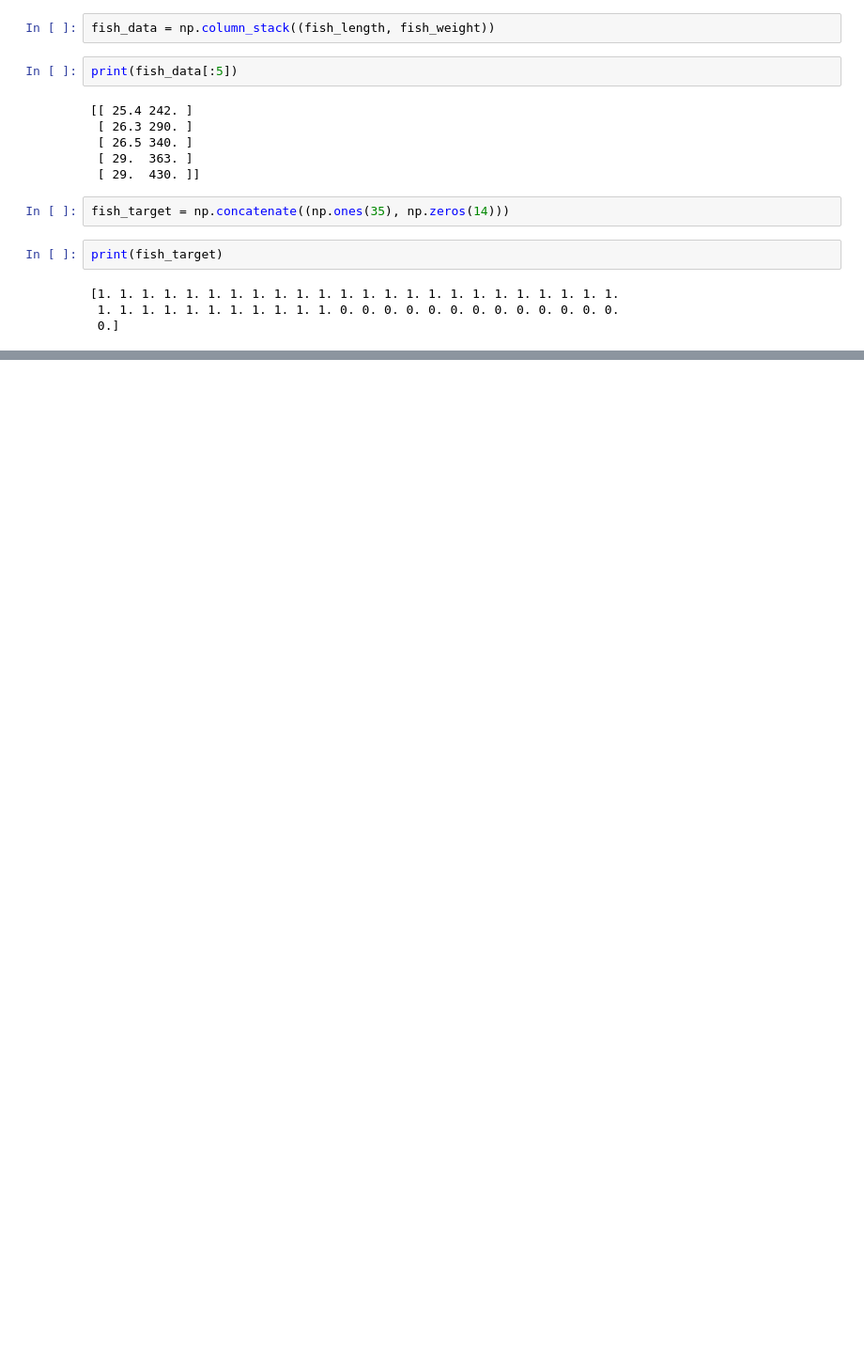
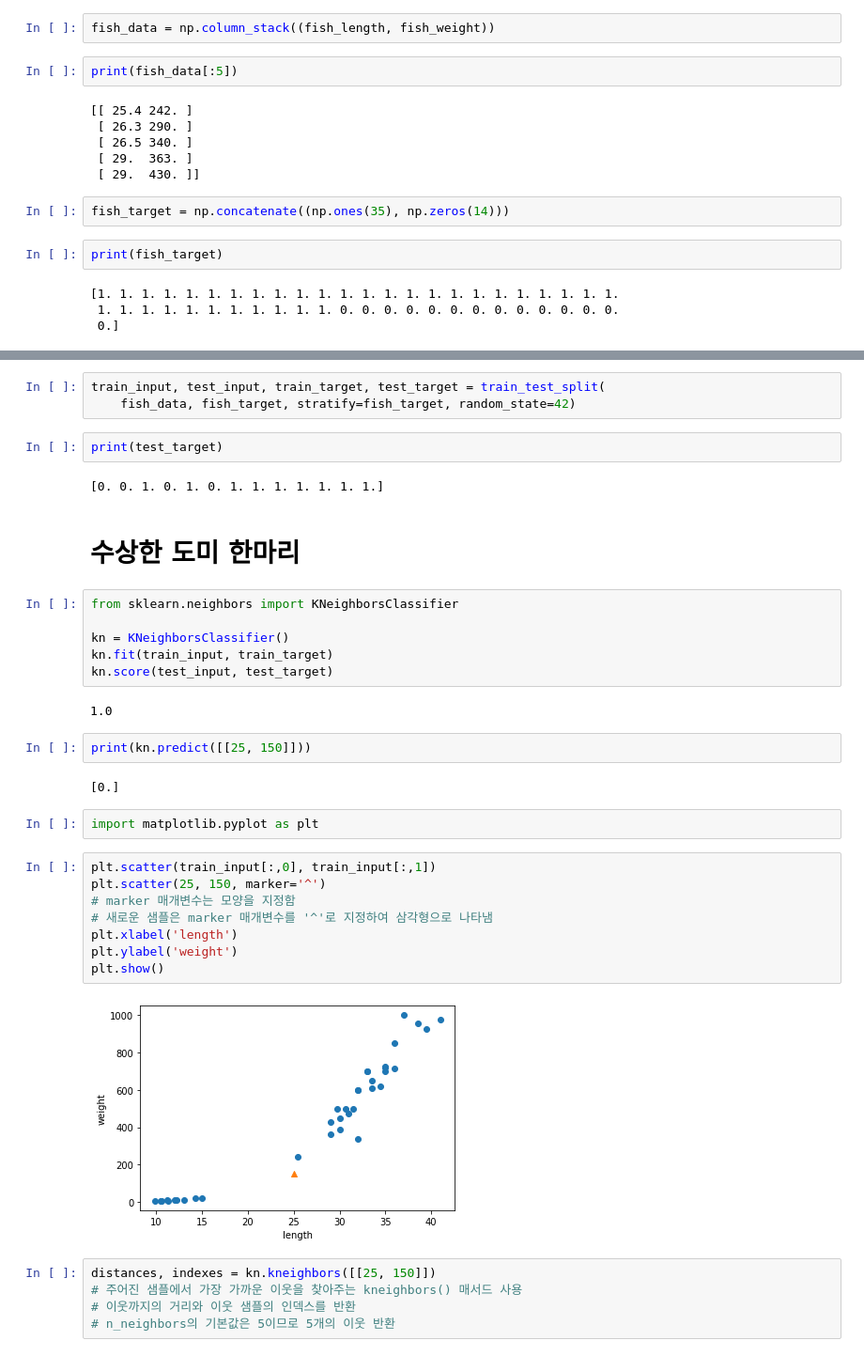
Before and after one commit to JaeSeung-Park/ML, a Jupyter notebook: 데이터_전처리.ipynb, the cells around one changed output, grey strips where cells are left out. Shown: that part at 94% size. Saved outputs shown, nothing was run; the diff lists cells and outputs as text; blank space fills up the shorter version.

```diff
--- a/데이터_전처리.ipynb
+++ b/데이터_전처리.ipynb
@@ -35,0 +64,38 @@ print(fish_target)
+# %%
+train_input, test_input, train_target, test_target = train_test_split(
+    fish_data, fish_target, stratify=fish_target, random_state=42)
+# %%
+print(test_target)
+# %% [output]
+[0. 0. 1. 0. 1. 0. 1. 1. 1. 1. 1. 1. 1.]
+# %% [markdown]
+# 수상한 도미 한마리
+# %%
+from sklearn.neighbors import KNeighborsClassifier
+
+kn = KNeighborsClassifier()
+kn.fit(train_input, train_target)
+kn.score(test_input, test_target)
+# %% [output]
+1.0
+# %%
+print(kn.predict([[25, 150]]))
+# %% [output]
+[0.]
+# %%
+import matplotlib.pyplot as plt
+# %%
+plt.scatter(train_input[:,0], train_input[:,1])
+plt.scatter(25, 150, marker='^')
+# marker 매개변수는 모양을 지정함
+# 새로운 샘플은 marker 매개변수를 '^'로 지정하여 삼각형으로 나타냄
+plt.xlabel('length')
+plt.ylabel('weight')
+plt.show()
+# %% [output]
+[figure, added]
+# %%
+distances, indexes = kn.kneighbors([[25, 150]])
+# 주어진 샘플에서 가장 가까운 이웃을 찾아주는 kneighbors() 매서드 사용
+# 이웃까지의 거리와 이웃 샘플의 인덱스를 반환
+# n_neighbors의 기본값은 5이므로 5개의 이웃 반환
```
Also changed, not shown: parts of 23 cells of this notebook.
